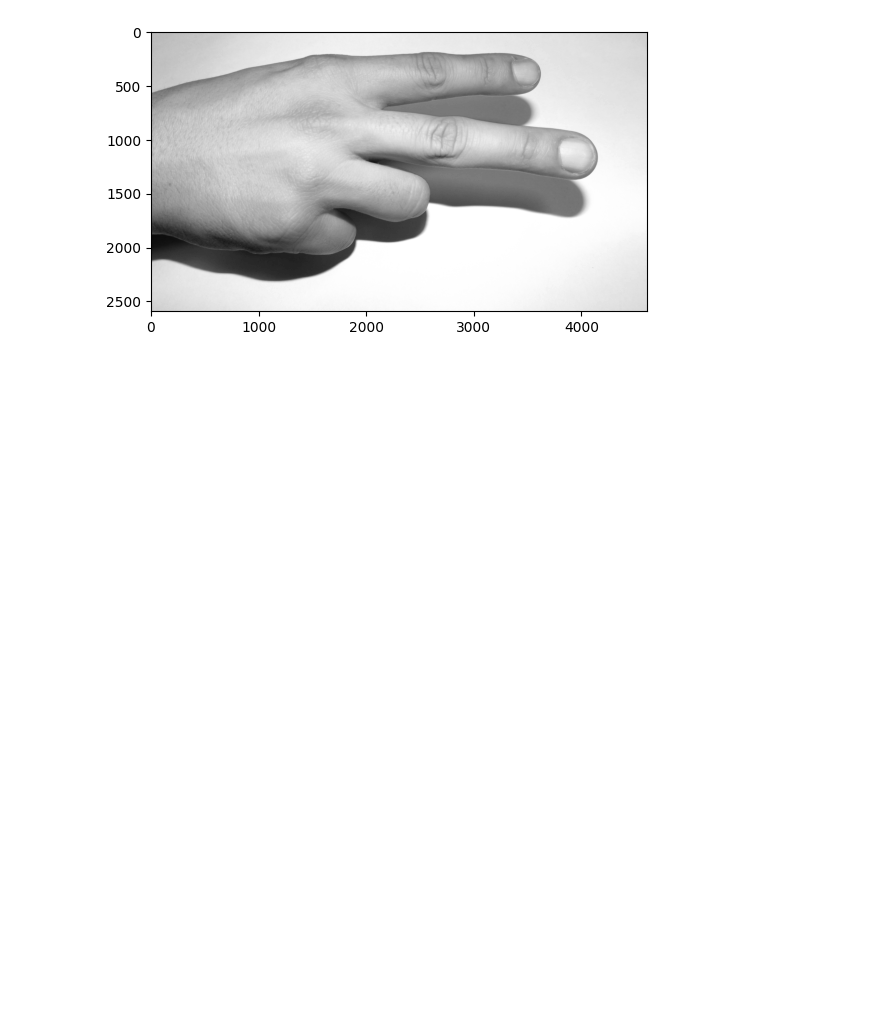
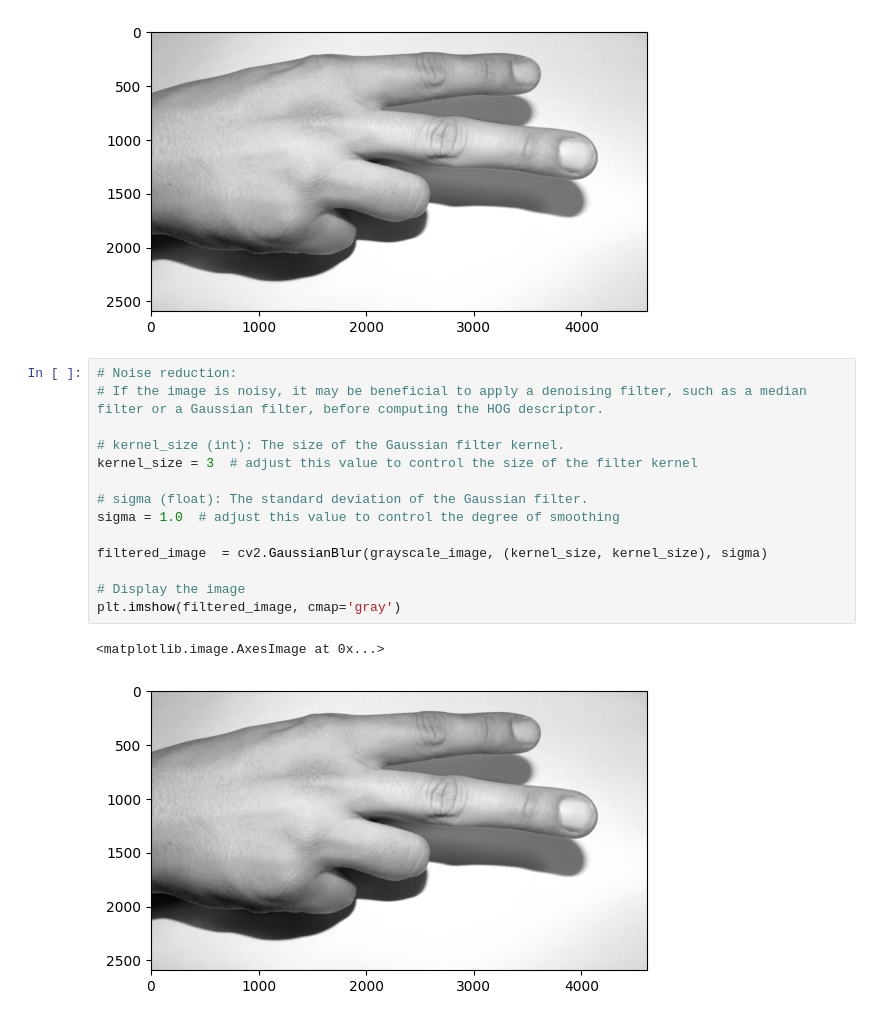
Before and after one commit to AhmedAlaa2024/Hand-Gesture-Recognition, a Jupyter notebook: Preprocessing/HOG.ipynb, the cells around one changed output. Cells and saved outputs as stored; diff of their text form; blank space fills up the shorter version.

Commit message:
noise reduction

```diff
--- a/Preprocessing/HOG.ipynb
+++ b/Preprocessing/HOG.ipynb
@@ -27,5 +27,22 @@ plt.imshow(grayscale_image, cmap='gray')
 # %% [output]
 <matplotlib.image.AxesImage at 0x...>
 [figure]
+# %%
+# Noise reduction:
+# If the image is noisy, it may be beneficial to apply a denoising filter, such as a median filter or a Gaussian filter, before computing the HOG descriptor.
+
+# kernel_size (int): The size of the Gaussian filter kernel.
+kernel_size = 3  # adjust this value to control the size of the filter kernel
+
+# sigma (float): The standard deviation of the Gaussian filter.
+sigma = 1.0  # adjust this value to control the degree of smoothing
+
+filtered_image  = cv2.GaussianBlur(grayscale_image, (kernel_size, kernel_size), sigma)
+
+# Display the image
+plt.imshow(filtered_image, cmap='gray')
+# %% [output]
+<matplotlib.image.AxesImage at 0x...>
+[figure, added]
 # %%
 # Apply local contrast normalization:
```
Also changed, not shown: parts of 4 cells of this notebook.
